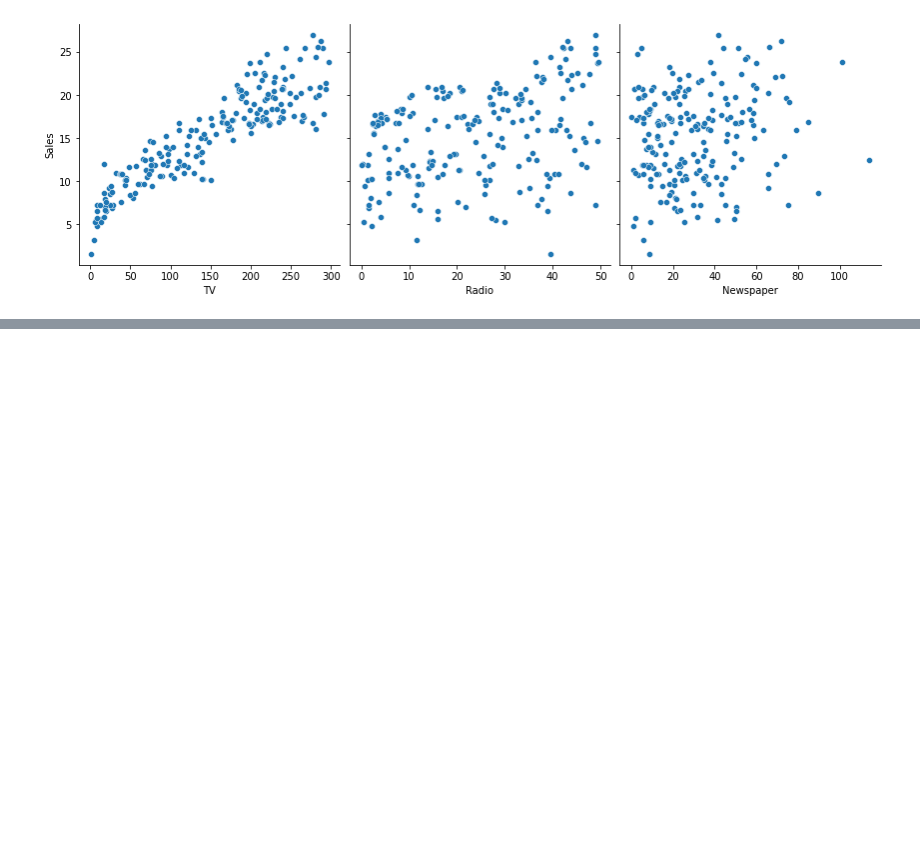
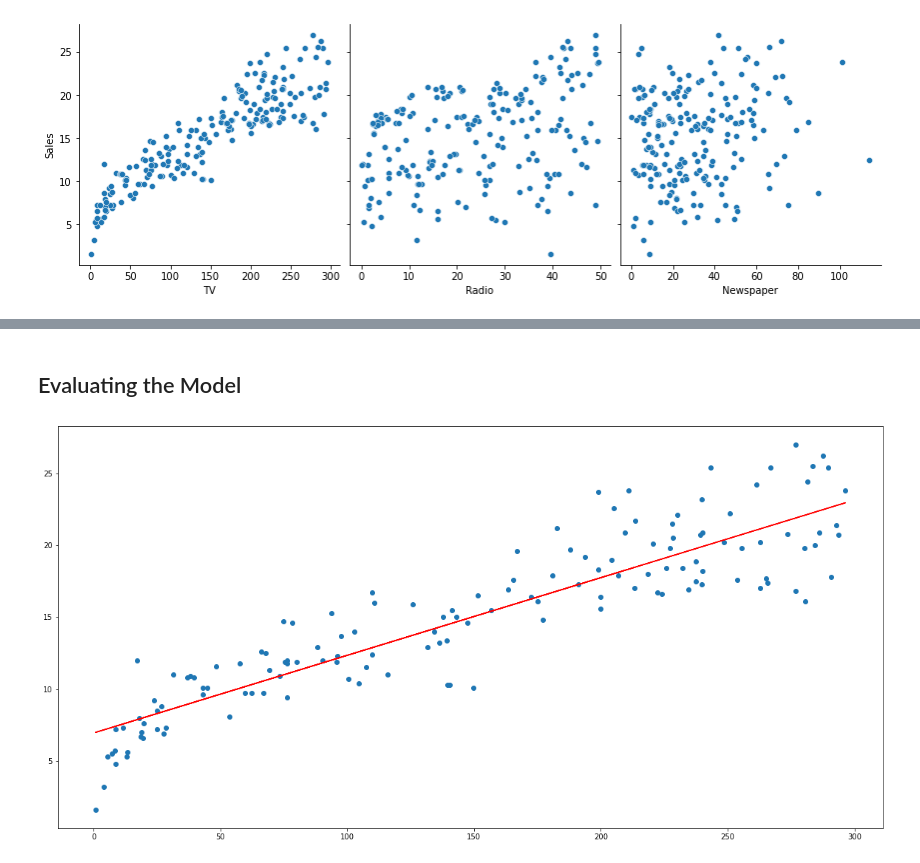
Before and after one commit to MrEktirir/Data-Analysis-Linear-Regression, a Jupyter notebook: analysis.ipynb, the cells around one changed output, grey strips where cells are left out. Cells and saved outputs as stored; diff of their text form; code cells hidden in the pictures; blank space fills up the shorter version.

```diff
--- a/analysis.ipynb
+++ b/analysis.ipynb
@@ -81,0 +100,3 @@ plt.show()
+# %%
+X = advertising['TV']
+y = advertising['Sales']
@@ -81,0 +105,9 @@ plt.show()
+# %%
+from sklearn.model_selection import train_test_split
+
+X_train, X_test, y_train, y_test = train_test_split(X, y, test_size=0.3, random_state=100)
+
+print("X_train: ",X_train)
+print("X_train: ",X_test)
+print("y_train: ",y_train)
+print("y_train: ",y_test)
@@ -81,0 +169,11 @@ plt.show()
+# %% [markdown]
+## Evaluating the Model
+# %%
+# Visualizating the regression line
+
+plt.figure(figsize=(20, 10))
+plt.scatter(X_train, y_train)
+plt.plot(X_train, 6.948 + 0.054*X_train, 'r')
+plt.show()
+# %% [output]
+[figure, added]
```
Also changed, not shown: parts of 10 cells of this notebook.
